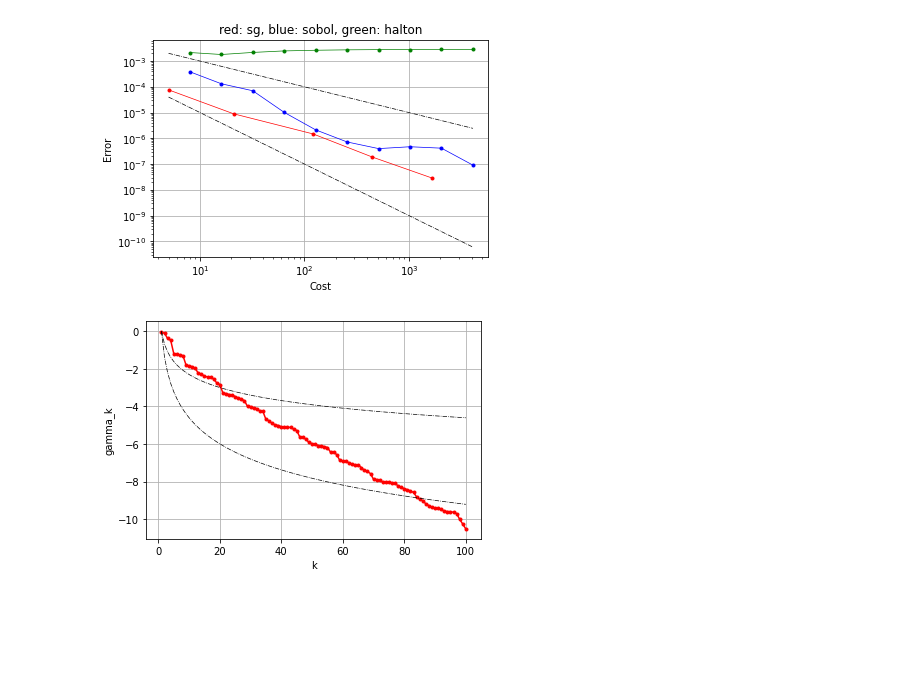
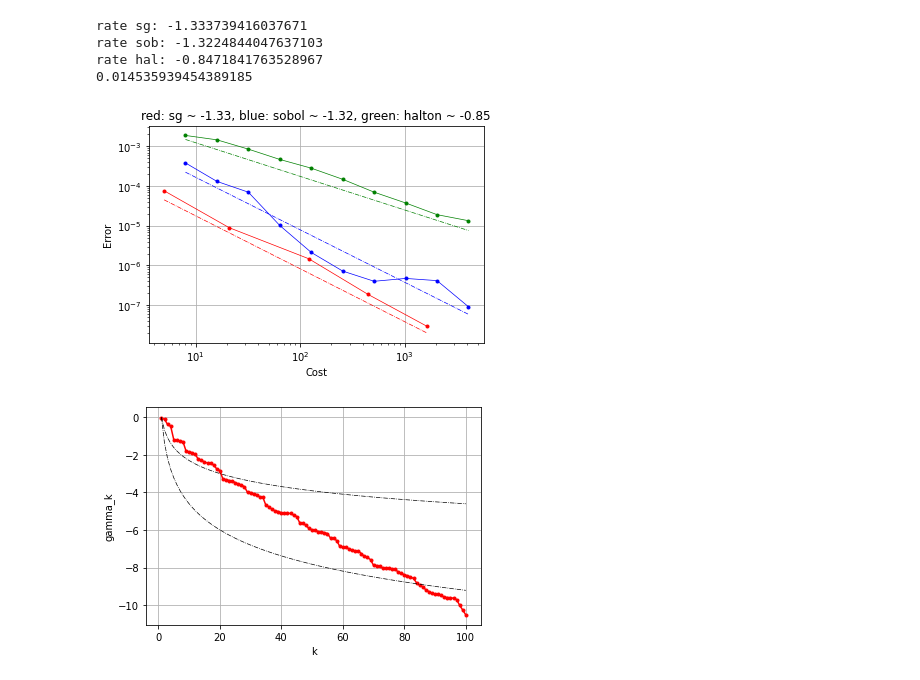
Before and after one commit to vkarnaev/random_domain_elasticity, a Jupyter notebook: utils/python/plotGraph.ipynb, the cells around one changed output. Cells and saved outputs as stored; diff of their text form; code cells hidden in the pictures; blank space fills up the shorter version.

```diff
--- a/utils/python/plotGraph.ipynb
+++ b/utils/python/plotGraph.ipynb
@@ -15,27 +6,72 @@ cost2 = 0.1*c*num**(-2)
+# %%
+err_sg_vs_sg = np.loadtxt("../../experiments/err/err_sg_vs_sg.txt", delimiter=' ')
+err_sob_vs_sg = np.loadtxt("../../experiments/err/err_sobol_vs_sg.txt", delimiter=' ')
+err_hal_vs_sg = np.loadtxt("../../experiments/err/err_halton_vs_sg.txt", delimiter=' ')
+
+linregress_sg = linregress(np.log(err_sg_vs_sg[:,0]), np.log(err_sg_vs_sg[:,1]))
+linregress_sob = linregress(np.log(err_sob_vs_sg[:,0]), np.log(err_sob_vs_sg[:,1]))
+linregress_hal = linregress(np.log(err_hal_vs_sg[:,0]), np.log(err_hal_vs_sg[:,1]))
+
+slope_sg = linregress_sg.slope
+slope_sob = linregress_sob.slope
+slope_hal = linregress_hal.slope
+
+intercept_sg = linregress_sg.intercept
+intercept_sob = linregress_sob.intercept
+intercept_hal = linregress_hal.intercept
+
+print("rate sg:",slope_sg)
+print("rate sob:",slope_sob)
+print("rate hal:",slope_hal)
+
+print(math.exp(linregress(np.log(err_hal_vs_sg[:,0]), np.log(err_hal_vs_sg[:,1])).intercept))
+
+c = 0.6
+
+rate_sg = c*math.exp(intercept_sg)*err_sg_vs_sg[:,0]**slope_sg
+rate_sob = math.exp(intercept_sob)*err_sob_vs_sg[:,0]**slope_sob
+rate_hal = c*math.exp(intercept_hal)*err_hal_vs_sg[:,0]**slope_hal
+
+rate = np.array([err_halton_vs_sg[0,0],err_halton_vs_sg[hal_len-1,0]])
+
+rate1 = c*rate**(-1)
+rate2 = 0.01*c*rate**(-2)
+# %% [output]
+rate sg: -1.333739416037671
+rate sob: -1.3224844047637103
+rate hal: -0.8471841763528967
+0.014535939454389185
 # %%
 fig, ax = plt.subplots()
 
 ax.loglog(err_sg_vs_sg[:,0], err_sg_vs_sg[:,1],'r.')
 ax.loglog(err_sg_vs_sg[:,0], err_sg_vs_sg[:,1],'r-',lw=0.7)
+ax.loglog(err_sg_vs_sg[:,0], rate_sg,'r-.',lw=0.7)
 
-ax.loglog(err_sobol_vs_sg[:,0], err_sobol_vs_sg[:,1],'b.')
-ax.loglog(err_sobol_vs_sg[:,0], err_sobol_vs_sg[:,1],'b-',lw=0.7)
+ax.loglog(err_sob_vs_sg[:,0], err_sob_vs_sg[:,1],'b.')
+ax.loglog(err_sob_vs_sg[:,0], err_sob_vs_sg[:,1],'b-',lw=0.7)
+ax.loglog(err_sob_vs_sg[:,0], rate_sob,'b-.',lw=0.7)
 
-ax.loglog(err_halton_vs_sg[:,0], err_halton_vs_sg[:,1],'g.')
-ax.loglog(err_halton_vs_sg[:,0], err_halton_vs_sg[:,1],'g-',lw=0.7)
+ax.loglog(err_hal_vs_sg[:,0], err_hal_vs_sg[:,1],'g.')
+ax.loglog(err_hal_vs_sg[:,0], err_hal_vs_sg[:,1],'g-',lw=0.7)
+ax.plot(err_hal_vs_sg[:,0], rate_hal,'g-.',lw=0.7)
 
+#ax.loglog(rate, rate1,'k-.',lw=0.7)
+#ax.loglog(rate, rate2,'k-.',lw=0.7)
 
-ax.loglog(num, cost1,'k-.',lw=0.7)
-ax.loglog(num, cost2,'k-.',lw=0.7)
+slope_sg = round(slope_sg,2)
+slope_sob = round(slope_sob,2)
+slope_hal = round(slope_hal,2)
+title = "red: sg ~ " + str(slope_sg) + ", blue: sobol ~ " +  str(slope_sob) + ", green: halton ~ " + str(slope_hal)
 
-ax.set_title("red: sg, blue: sobol, green: halton")
+ax.set_title(title)
 ax.set(xlabel="Cost", ylabel='Error')
 ax.grid()
 
 fig.savefig("../../experiments/pic/err.png",dpi = 400)
 plt.show()
 # %% [output]
-[figure, old version]
+[figure, new version]
 # %%
 gamma = np.log(np.loadtxt("../../experiments/err/gamma.txt", delimiter=' '))
 num = np.arange(1, 101, dtype=float)
```
Also changed, not shown: parts of 2 cells of this notebook, 26 other files.
